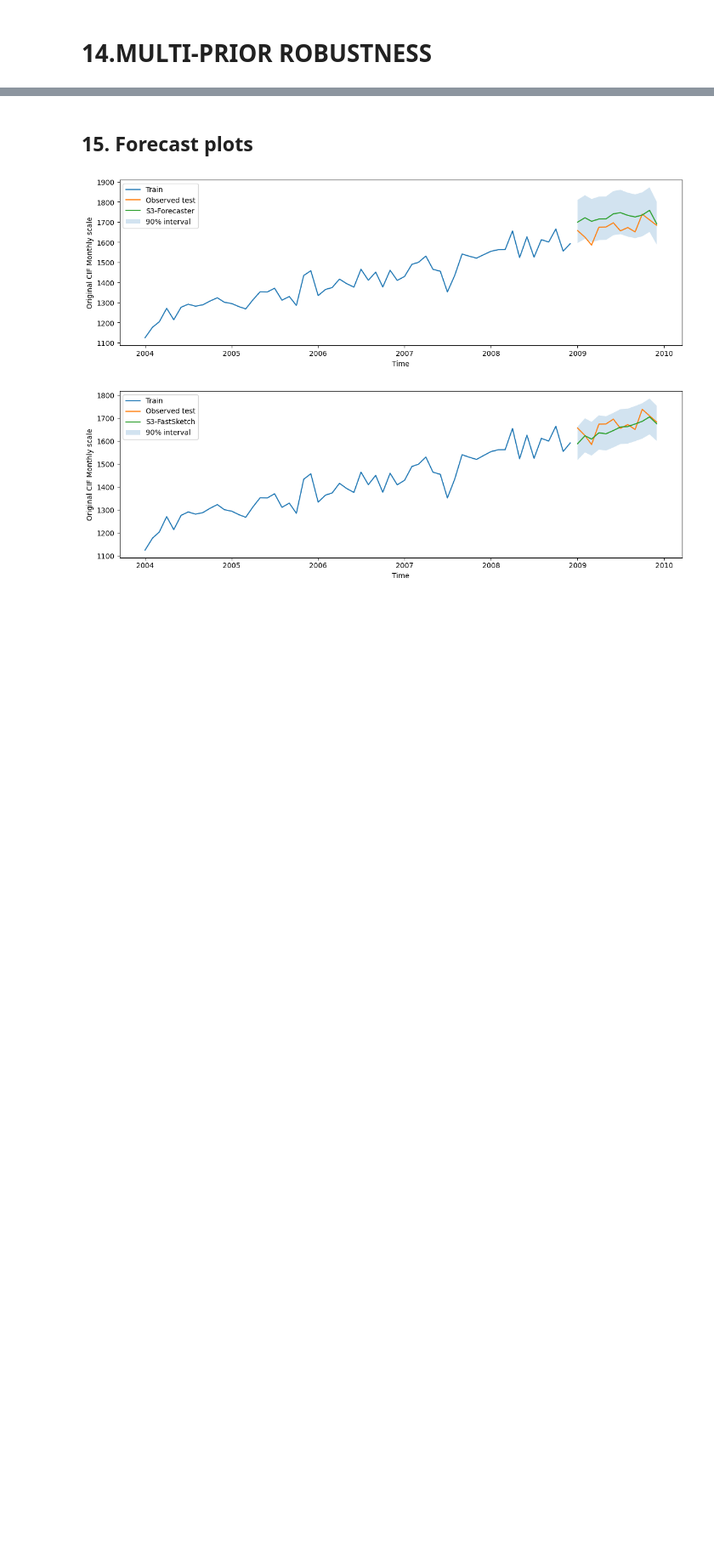
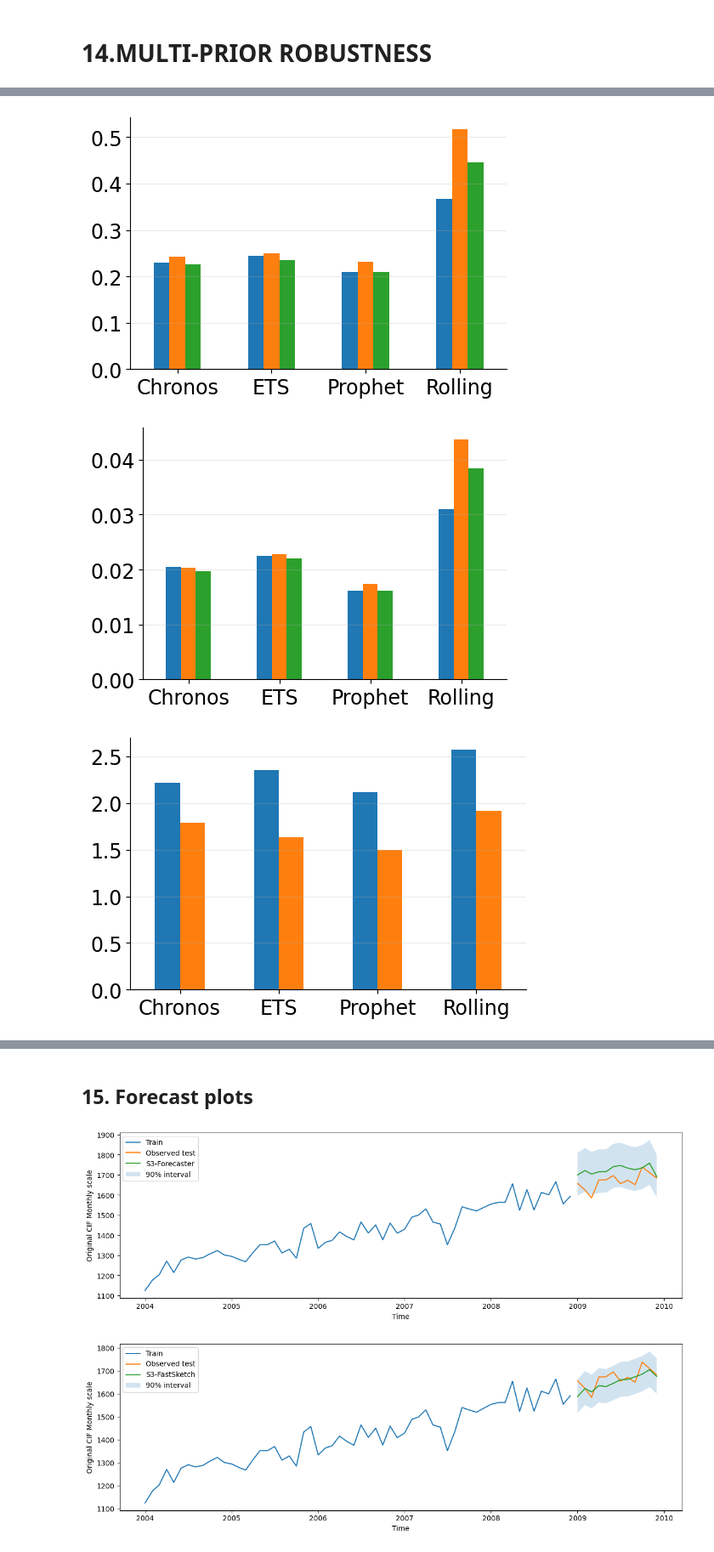
Before and after one commit to AlejoPatigno/S3Forecaster-S3FastSketch, a Jupyter notebook: notebooks/S3Forecaster_S3FastSketch_CIF.ipynb, the cells around one changed output, grey strips where cells are left out. Shown at 85% size. Saved outputs shown, nothing was run; the diff lists cells and outputs as text; code cells hidden in the pictures; blank space fills up the shorter version.

```diff
--- a/notebooks/S3Forecaster_S3FastSketch_CIF.ipynb
+++ b/notebooks/S3Forecaster_S3FastSketch_CIF.ipynb
@@ -3073,0 +3071,57 @@ cif_shock_rmse_pivot.csv
+# %%
+# ============================================================
+# CELL 9 — MULTI-PRIOR TABLES AND FIGURES
+# ============================================================
+
+# ============================================================
+# PUBLICATION MULTI-PRIOR TRANSFERABILITY
+# No axis labels and no model legend.
+# ============================================================
+
+multi_prior_figures = {}
+
+for metric in (
+    "mape_percent",
+    "rmse",
+    "msis",
+):
+    pivot, fig, ax = plot_multi_prior_transferability(
+        summary=multi_prior_summary,
+        metric=metric,
+        figsize=PROFILE_FIGSIZE,
+        font_size=PAPER_FONT_SIZE,
+        tick_size=PAPER_TICK_SIZE,
+        show_axis_labels=False,
+        show_legend=False,
+        save_path=(
+            OUTPUT_DIR
+            / f"{DATASET_SLUG}_multi_prior_{metric}.pdf"
+        ),
+    )
+
+    ax.set_title("")
+
+    multi_prior_figures[metric] = {
+        "pivot": pivot,
+        "figure": fig,
+        "axis": ax,
+    }
+
+    plt.show()
+
+    pivot.to_csv(
+        OUTPUT_DIR
+        / f"cif_multi_prior_{metric}_pivot.csv"
+    )
+
+
+print("Saved analysis files:")
+
+for path in sorted(
+    OUTPUT_DIR.glob("cif_*")
+):
+    print(path.name)
+# %% [output]
+[figure, added]
+[figure, added]
+[figure, added]
```
Also changed, not shown: parts of 13 cells of this notebook.
